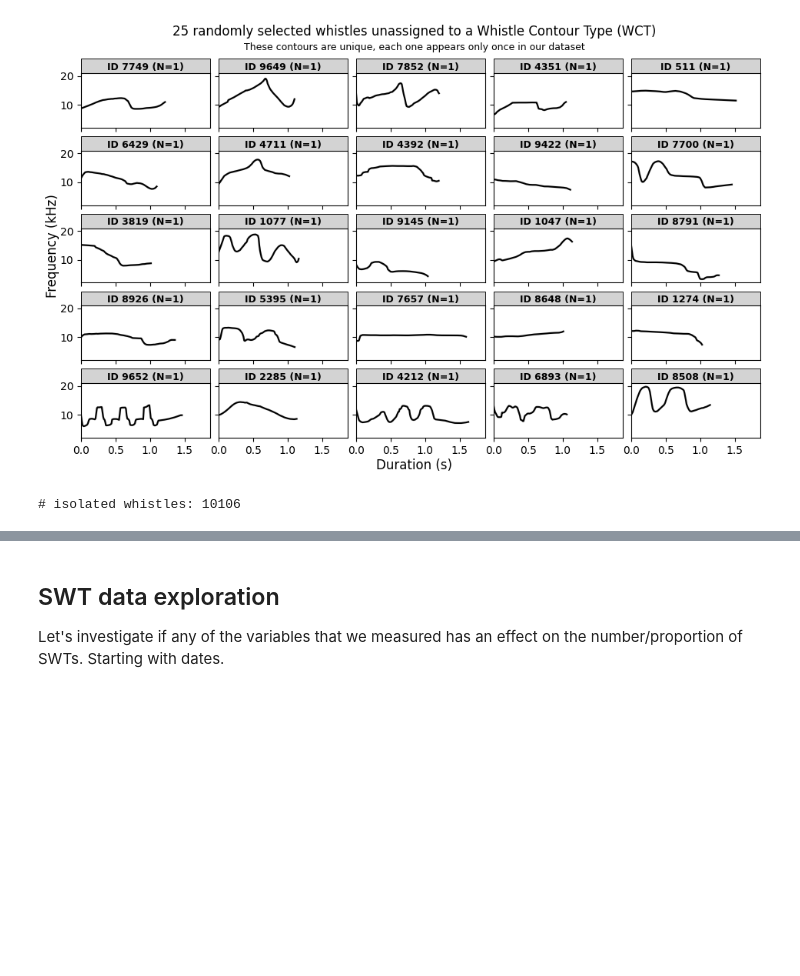
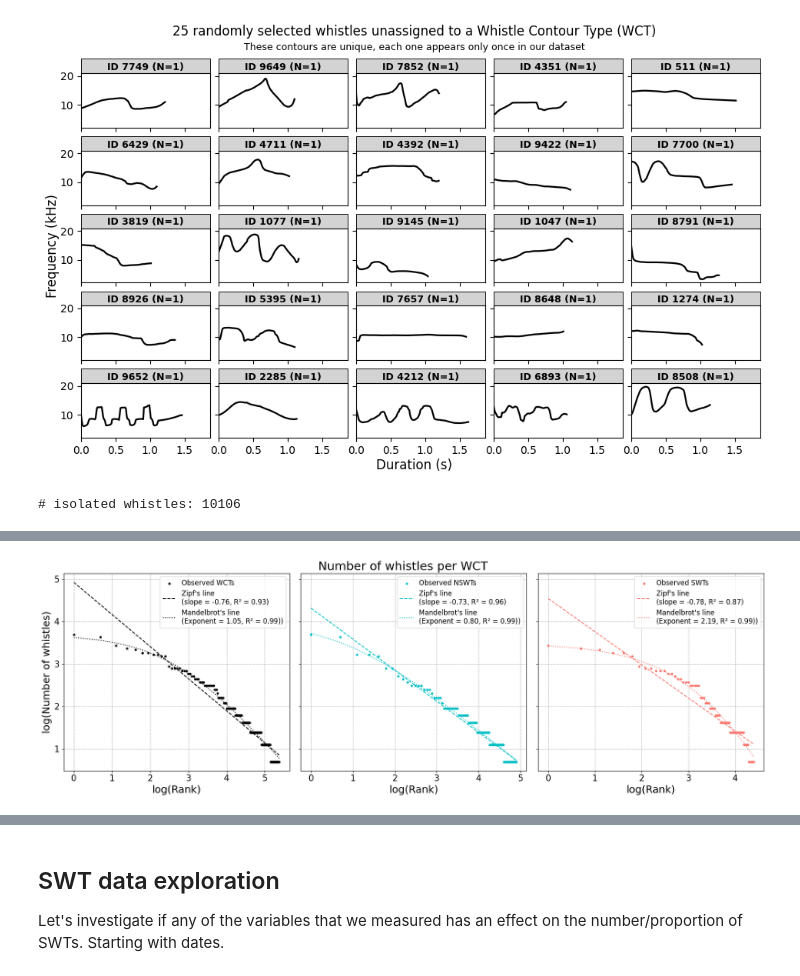
Before and after one commit to Loic-lhf/SIGWI, a Jupyter notebook: WCT_analysis.ipynb, the cells around one changed output, grey strips where cells are left out. Cells and saved outputs as stored; diff of their text form; code cells hidden in the pictures; blank space fills up the shorter version.

```diff
--- a/WCT_analysis.ipynb
+++ b/WCT_analysis.ipynb
@@ -492,0 +528,66 @@ print("# isolated whistles:", len(isolated_df))
+# %%
+zip_3 = zip(
+    [wct_sizes, wct_no_swt_sizes, swt_sizes],
+    ["WCTs", "NSWTs", "SWTs"],
+    ["black", "#00BFC4", "#F8766D"]
+    )
+
+zipf_wct_fig, zipf_wct_ax = plt.subplots(1, 3, figsize=(18,6), sharey=True)
+for i, (sizes, name, color) in enumerate(zip_3):
+    sizes = sizes.sort_values()[::-1].to_numpy()
+    zipf_wct_sizes = pd.DataFrame({"Rank":np.arange(1,len(sizes)+1), "Frequency": sizes})
+
+    zipf_wct_ax[i].scatter(
+        y=np.log(zipf_wct_sizes["Frequency"]), x=np.log(zipf_wct_sizes["Rank"]),
+        s=10, color=color, label=f"Observed {name}"
+    )
+
+    # fit Zipf's law
+    pearson_results = stats.linregress(
+        np.log(zipf_wct_sizes["Rank"]),
+        np.log(zipf_wct_sizes["Frequency"]))
+    slope, intercept, r_value, p_value, std_err = pearson_results
+
+    zipf_wct_ax[i].plot(
+        np.log(zipf_wct_sizes["Rank"]),
+        intercept + slope * np.log(zipf_wct_sizes["Rank"]),
+        linestyle='dashed', color=color,
+        label=f"Zipf's line\n(slope = {slope:.2f}, R² = {r_value**2:.2f})")
+
+    print(f"{name}:")
+    print(f"\tZipf's fit : {slope:.2f} * rank + {intercept:.2f}")
+    print(f"\tExpecting slope ~ -1")
+
+    # fit Mandelbrot's law
+    mandelbot_results = mandelbrot_law_fit(zipf_wct_sizes)
+
+    residuals = zipf_wct_sizes["Frequency"] - mandelbrot_zipf(zipf_wct_sizes["Rank"], *(mandelbot_results['c'], mandelbot_results['s'], mandelbot_results['b']))
+    ss_res = np.sum(residuals**2)
+    ss_tot = np.sum((zipf_wct_sizes["Frequency"] - np.mean(zipf_wct_sizes["Frequency"]))**2)
+    r_squared = 1 - (ss_res / ss_tot)
+
+    zipf_wct_ax[i].plot(
+        np.log(zipf_wct_sizes["Rank"]),
+        np.log(mandelbrot_zipf(zipf_wct_sizes["Rank"], *(mandelbot_results['c'], mandelbot_results['s'], mandelbot_results['b']))),
+        linestyle='dotted', color=color,
+        label=f"Mandelbrot's line\n(Exponent = {mandelbot_results['b']:.2f}, R² = {r_squared:.2f}))")
+
+    print(f"\tMandelbrot's fit : {mandelbot_results['c']:.2f}/((rank + {mandelbot_results['s']:.2f})**{mandelbot_results['b']:.2f})")
+    print(f"\tExponent ~ 1, top_intercept ~ 1, bottom_intercept ~ 0\n")
+
+    # zipf_wct_ax.set_xscale('log')
+    # zipf_wct_ax.set_yscale('log')
+    zipf_wct_ax[i].set_xlabel('log(Rank)', fontsize=18)
+    zipf_wct_ax[i].legend(prop={'size': 12})
+    zipf_wct_ax[i].tick_params(axis='both', labelsize=15)
+    zipf_wct_ax[i].grid(True, linestyle='--', alpha=1)
+    zipf_wct_ax[i].set_axisbelow(True)
+
+# Adjust layout to prevent label cutoff
+zipf_wct_ax[0].set_ylabel('log(Number of whistles)', fontsize=18)
+zipf_wct_fig.tight_layout()
+zipf_wct_fig.subplots_adjust(wspace=0.05, top=0.93)
+zipf_wct_fig.suptitle("Number of whistles per WCT", fontsize=21)
+zipf_wct_fig.savefig(f"/home/loic/Pictures/CDD/Zipf_law.pdf")
+plt.show()
+# %% [output]
@@ -492,0 +611 @@ print("# isolated whistles:", len(isolated_df))
+[figure, added]
```
Also changed, not shown: parts of 23 cells of this notebook, 1 other file.
